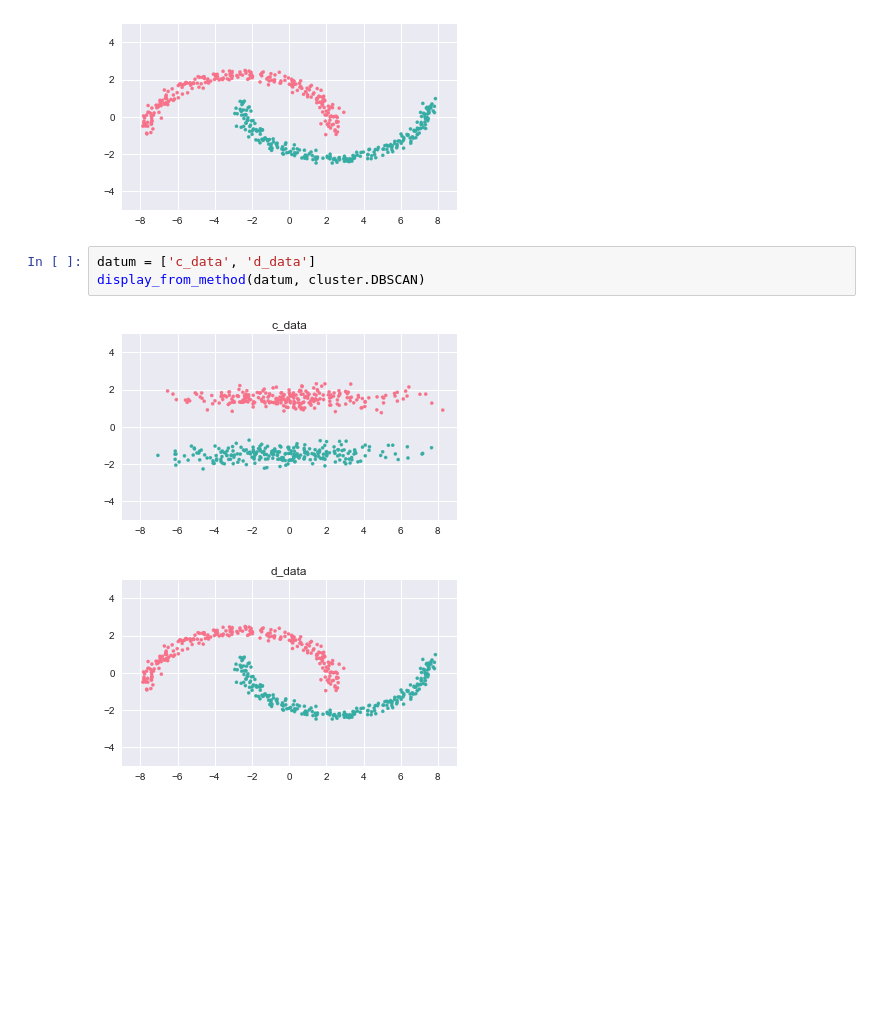
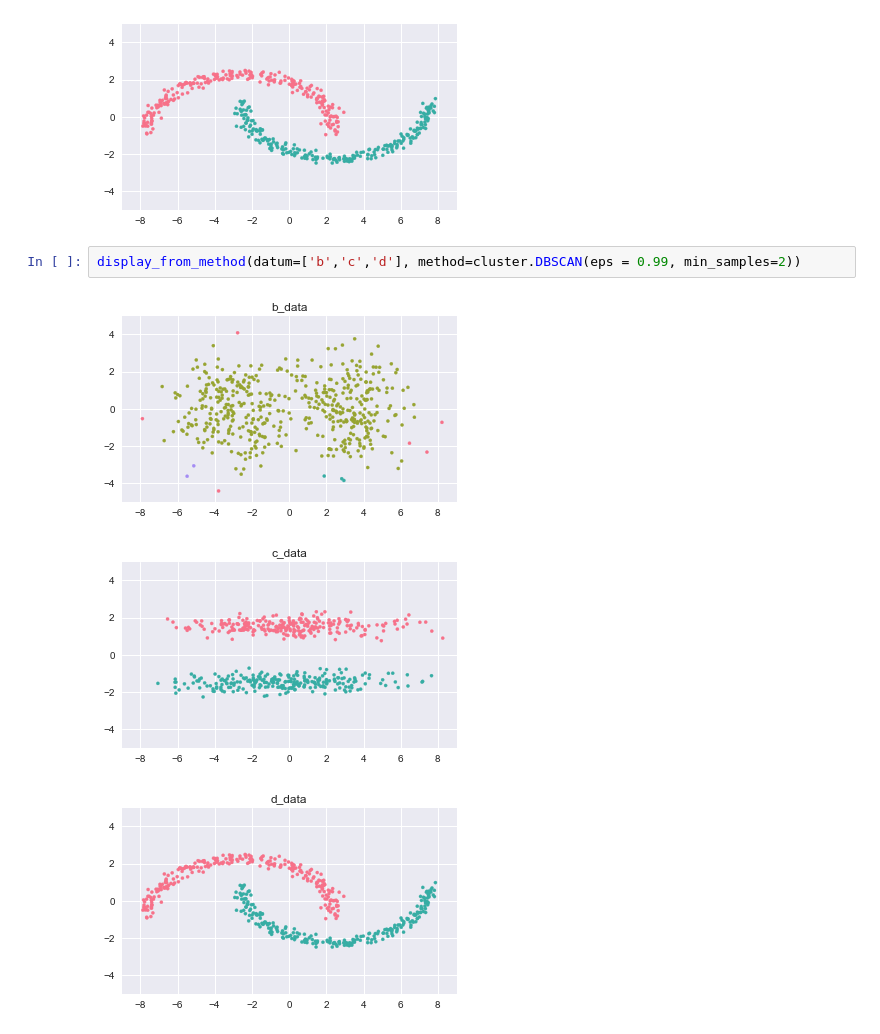
Before and after one commit to alexarmstrongvi/MachineLearningStatistics, a Jupyter notebook: notebooks/Clustering.ipynb, the cells around one changed output. Drawn from its saved outputs; the diff is of its cells as text; blank space fills up the shorter version.

```diff
--- a/notebooks/Clustering.ipynb
+++ b/notebooks/Clustering.ipynb
@@ -333,9 +329,9 @@ d_fit = cluster.DBSCAN().fit(d_data)
 display(d_data, d_fit)
 # %% [output]
 [figure]
-# %%
-datum = ['c_data', 'd_data']
-display_from_method(datum, cluster.DBSCAN)
-# %% [output]
-[figure, removed]
-[figure, removed]
+# %%
+display_from_method(datum=['b','c','d'], method=cluster.DBSCAN(eps = 0.99, min_samples=2))
+# %% [output]
+[figure, added]
+[figure, added]
+[figure, added]
```
Also changed, not shown: parts of 11 cells of this notebook.
